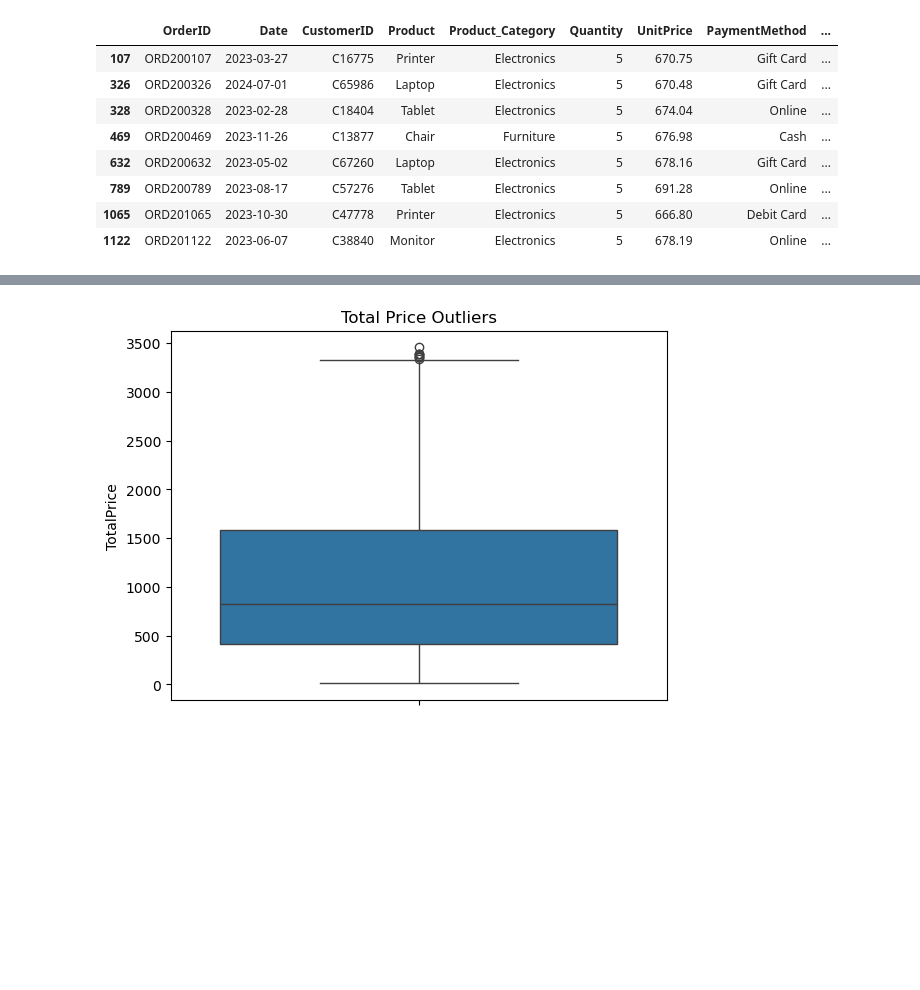
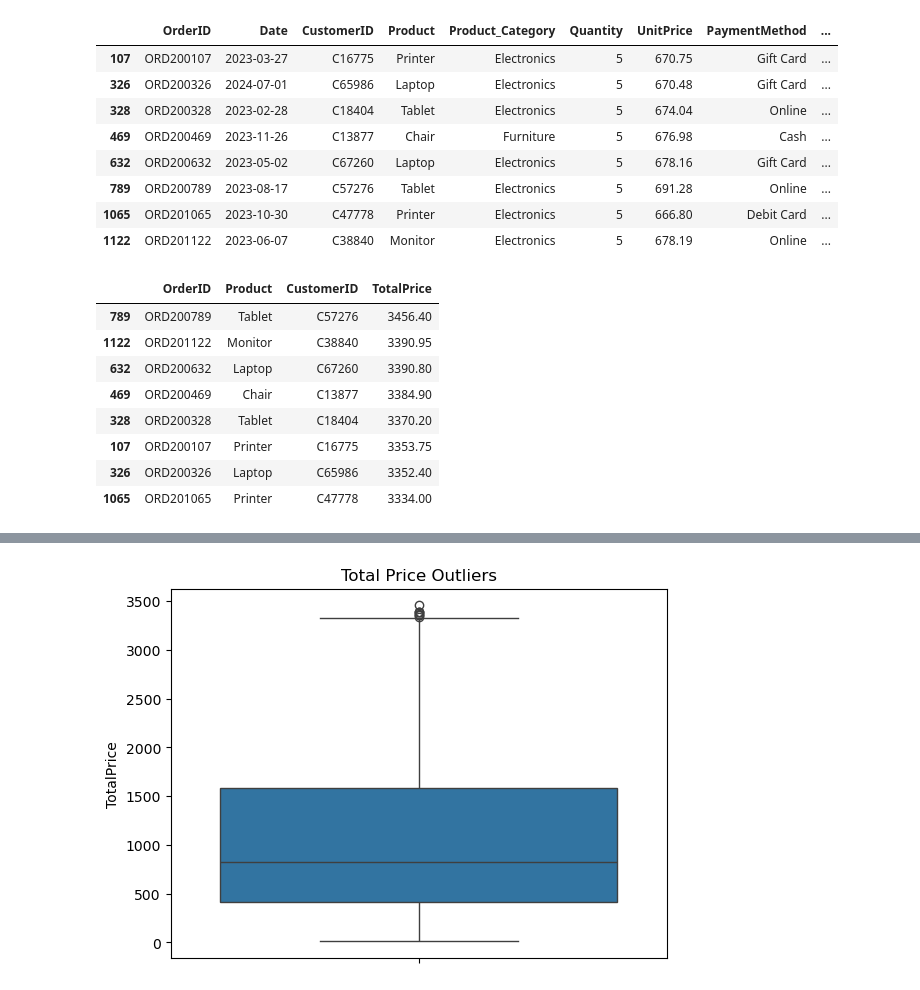
Before and after one commit to aditishaktawat/DecodeLabs-Task-2-Aditi_Shaktawat, a Jupyter notebook: E_Commerce_EDA.ipynb, the cells around one changed output, grey strips where cells are left out. Cells and saved outputs as stored; diff of their text form; code cells hidden in the pictures; blank space fills up the shorter version.

```diff
--- a/E_Commerce_EDA.ipynb
+++ b/E_Commerce_EDA.ipynb
@@ -463,3 +624,22 @@ outliers
 | 789 | ORD200789 | 2023-08-17 | C57276 | Tablet | Electronics | 5 | 691.28 | Online | ... |
 | 1065 | ORD201065 | 2023-10-30 | C47778 | Printer | Electronics | 5 | 666.80 | Debit Card | ... |
 | 1122 | ORD201122 | 2023-06-07 | C38840 | Monitor | Electronics | 5 | 678.19 | Online | ... |
+# %%
+outliers[
+[
+"OrderID",
+"Product",
+"CustomerID",
+"TotalPrice"
+]
+].sort_values('TotalPrice',ascending=False)
+# %% [output]
+|  | OrderID | Product | CustomerID | TotalPrice |
+| 789 | ORD200789 | Tablet | C57276 | 3456.40 |
+| 1122 | ORD201122 | Monitor | C38840 | 3390.95 |
+| 632 | ORD200632 | Laptop | C67260 | 3390.80 |
+| 469 | ORD200469 | Chair | C13877 | 3384.90 |
+| 328 | ORD200328 | Tablet | C18404 | 3370.20 |
+| 107 | ORD200107 | Printer | C16775 | 3353.75 |
+| 326 | ORD200326 | Laptop | C65986 | 3352.40 |
+| 1065 | ORD201065 | Printer | C47778 | 3334.00 |
```
Also changed, not shown: parts of 31 cells of this notebook, 1 other file.
